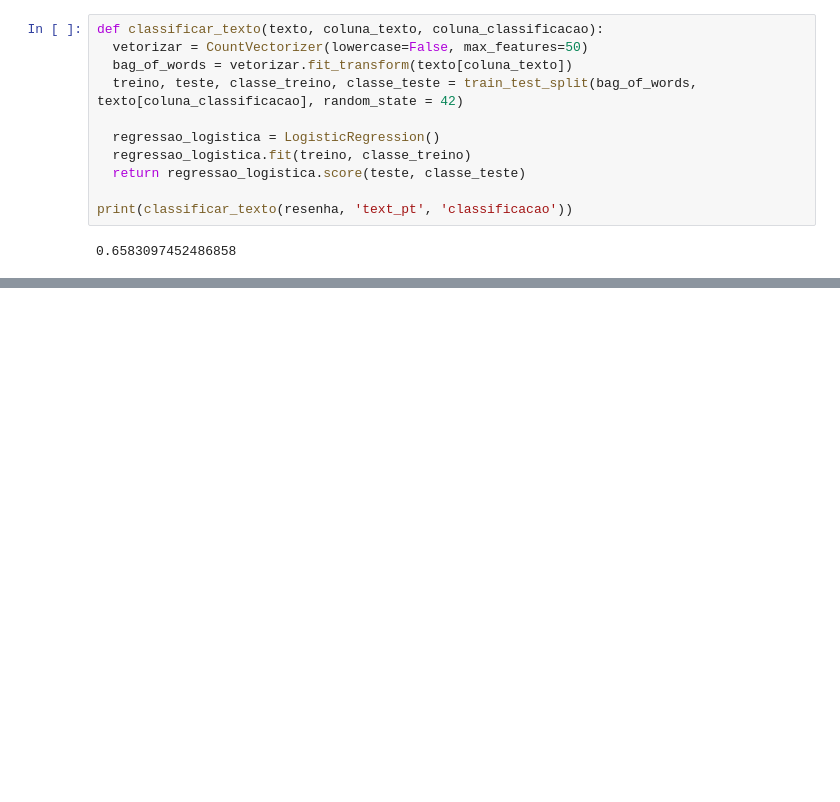
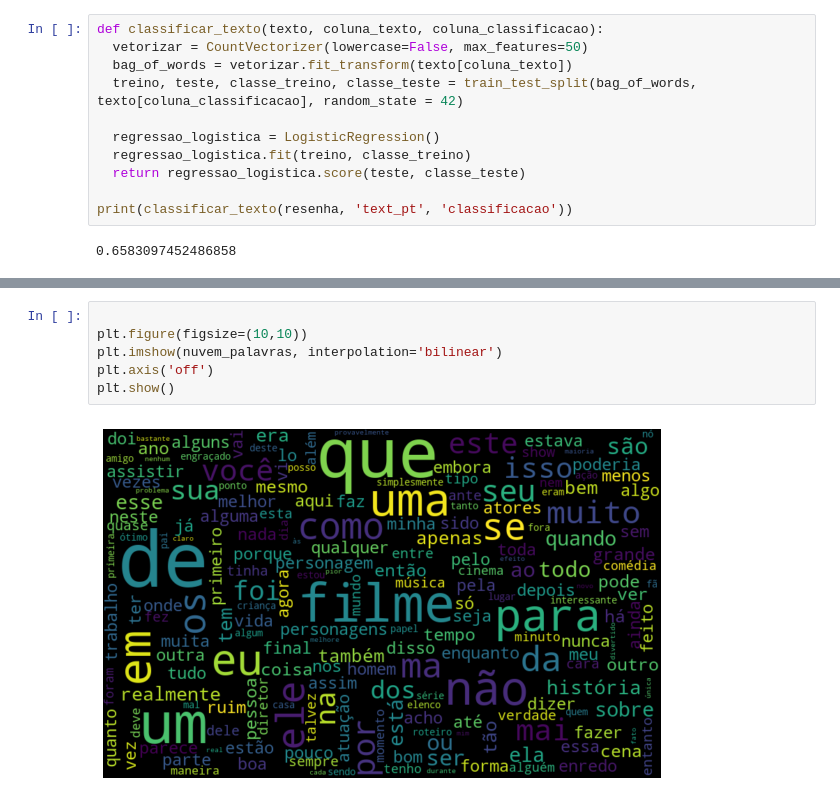
Before and after one commit to julianovale/BB_Evolution, a Jupyter notebook: 0030_AluraBB_PLN_01_01.ipynb, the cells around one changed output, grey strips where cells are left out. Drawn from its saved outputs; the diff is of its cells as text; blank space fills up the shorter version.

```diff
--- a/0030_AluraBB_PLN_01_01.ipynb
+++ b/0030_AluraBB_PLN_01_01.ipynb
@@ -217,0 +283,8 @@ print(classificar_texto(resenha, 'text_pt', 'classificacao'))
+# %%
+
+plt.figure(figsize=(10,10))
+plt.imshow(nuvem_palavras, interpolation='bilinear')
+plt.axis('off')
+plt.show()
+# %% [output]
+[figure, added]
```
Also changed, not shown: parts of 40 cells of this notebook.
